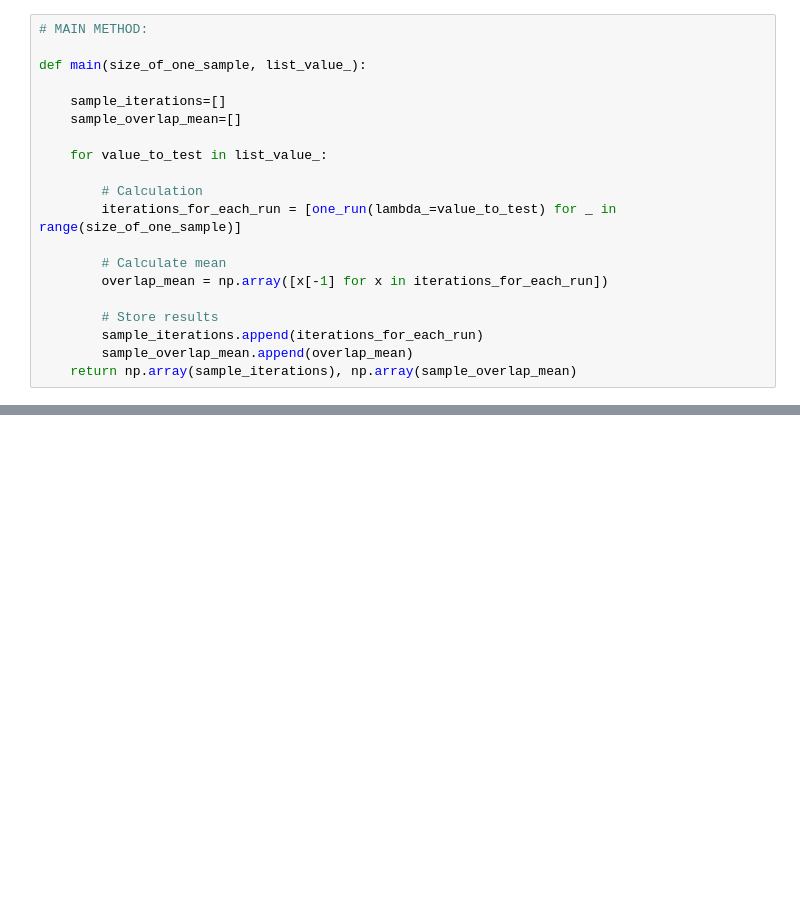
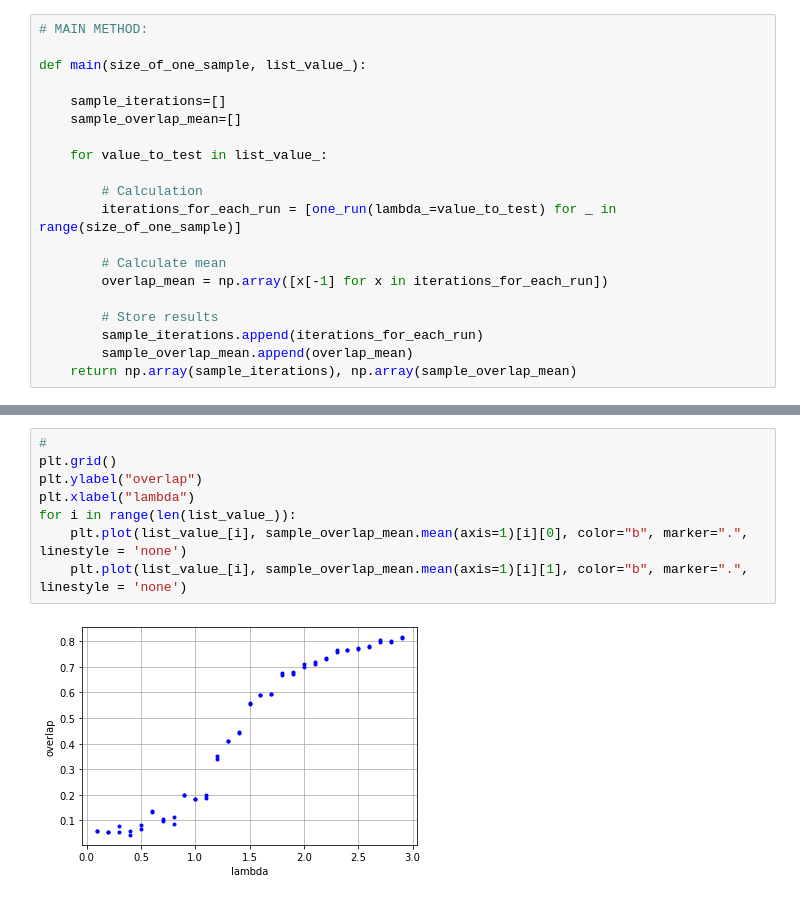
Before and after one commit to otto2B/ProjetLTHC, a Jupyter notebook: lambda_graph.ipynb, the cells around one changed output, grey strips where cells are left out. Drawn from its saved outputs; the diff is of its cells as text; blank space fills up the shorter version.

```diff
--- a/lambda_graph.ipynb
+++ b/lambda_graph.ipynb
@@ -165,0 +173,10 @@ lambda= 1.8 0.6666666666666666
+# %%
+#
+plt.grid()
+plt.ylabel("overlap")
+plt.xlabel("lambda")
+for i in range(len(list_value_)):
+    plt.plot(list_value_[i], sample_overlap_mean.mean(axis=1)[i][0], color="b", marker=".", linestyle = 'none')
+    plt.plot(list_value_[i], sample_overlap_mean.mean(axis=1)[i][1], color="b", marker=".", linestyle = 'none')
+# %% [output]
+[figure, added]
```
Also changed, not shown: parts of 3 cells of this notebook.
